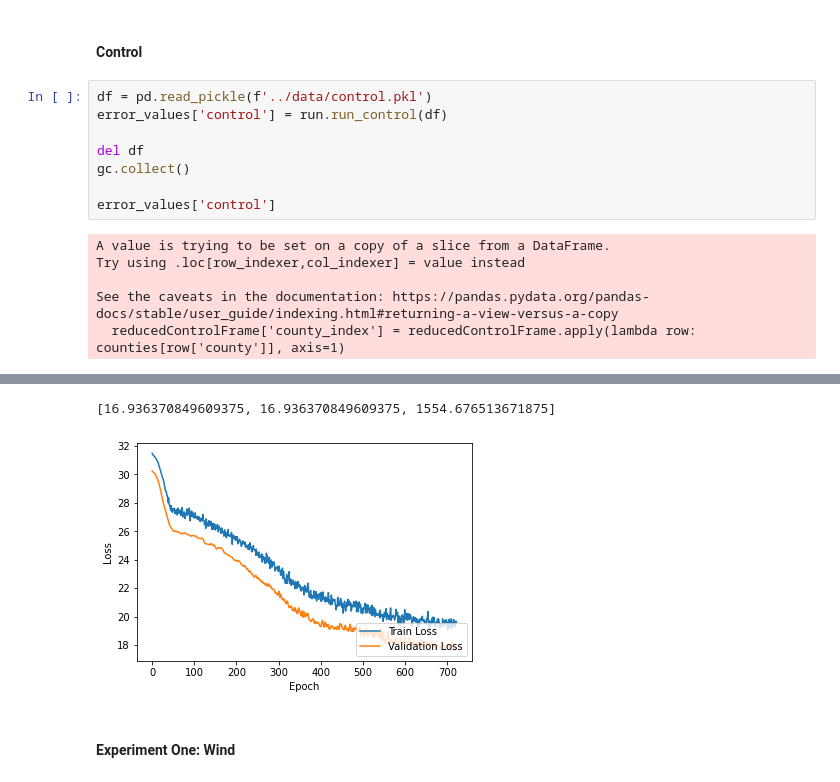
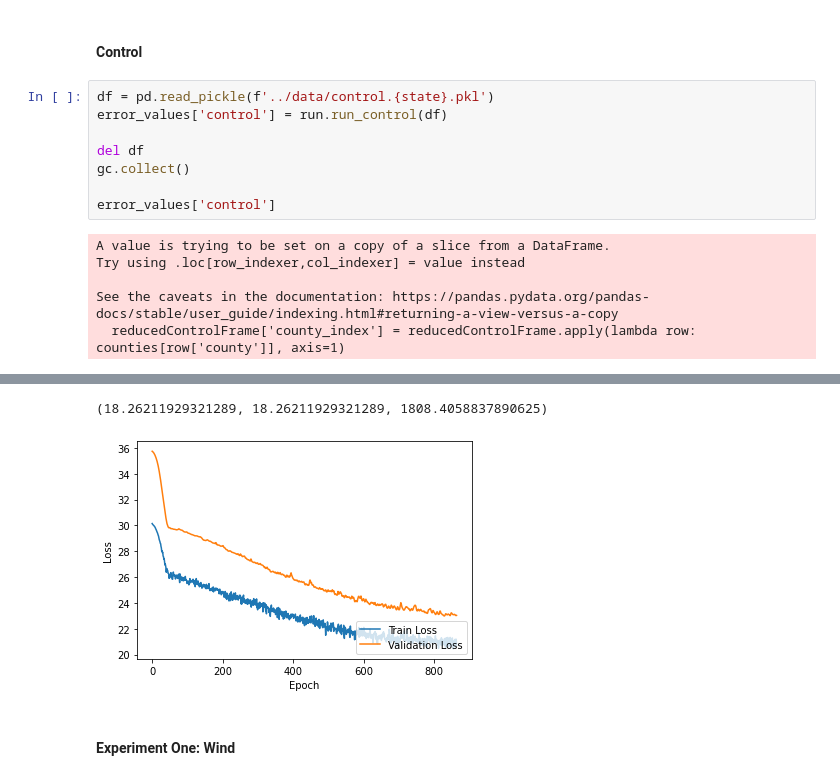
Before and after one commit to christian-westbrook/covid-19-and-weather-patterns, a Jupyter notebook: src/COVID-19 and Weather Patterns.ipynb, the cells around one changed output, grey strips where cells are left out. Cells and saved outputs as stored; diff of their text form.

```diff
--- a/src/COVID-19 and Weather Patterns.ipynb
+++ b/src/COVID-19 and Weather Patterns.ipynb
@@ -218,7 +297,7 @@ error_values = {}
 # %% [markdown]
 #### Control
 # %%
-df = pd.read_pickle(f'../data/control.pkl')
+df = pd.read_pickle(f'../data/control.{state}.pkl')
 error_values['control'] = run.run_control(df)
 
 del df
@@ -236,5 +315,5 @@ Running DNN for dataset
-[16.936370849609375, 16.936370849609375, 1554.676513671875]
+(18.26211929321289, 18.26211929321289, 1808.4058837890625)
-[figure, old version]
+[figure, new version]
 # %% [markdown]
 #### Experiment One: Wind
 # %%
```
Also changed, not shown: parts of 18 cells of this notebook, 1 other file.
